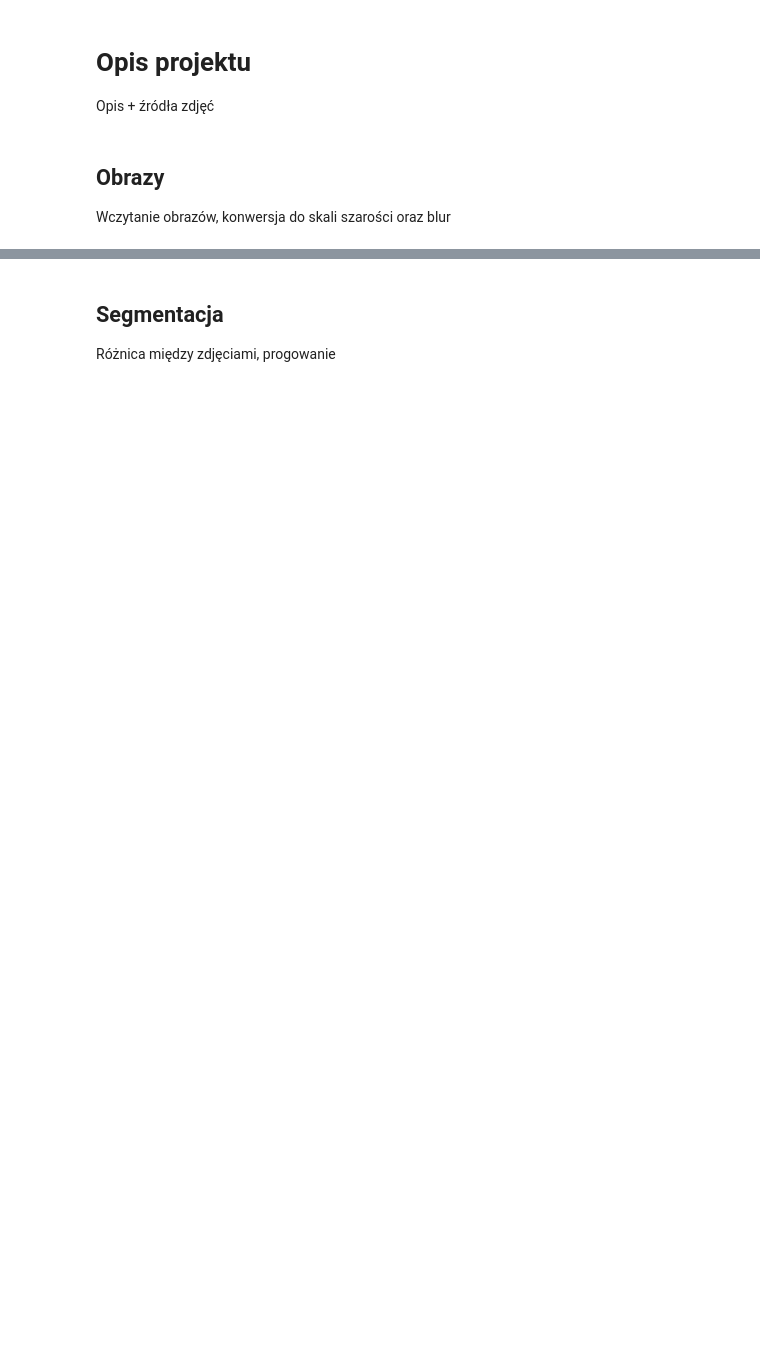
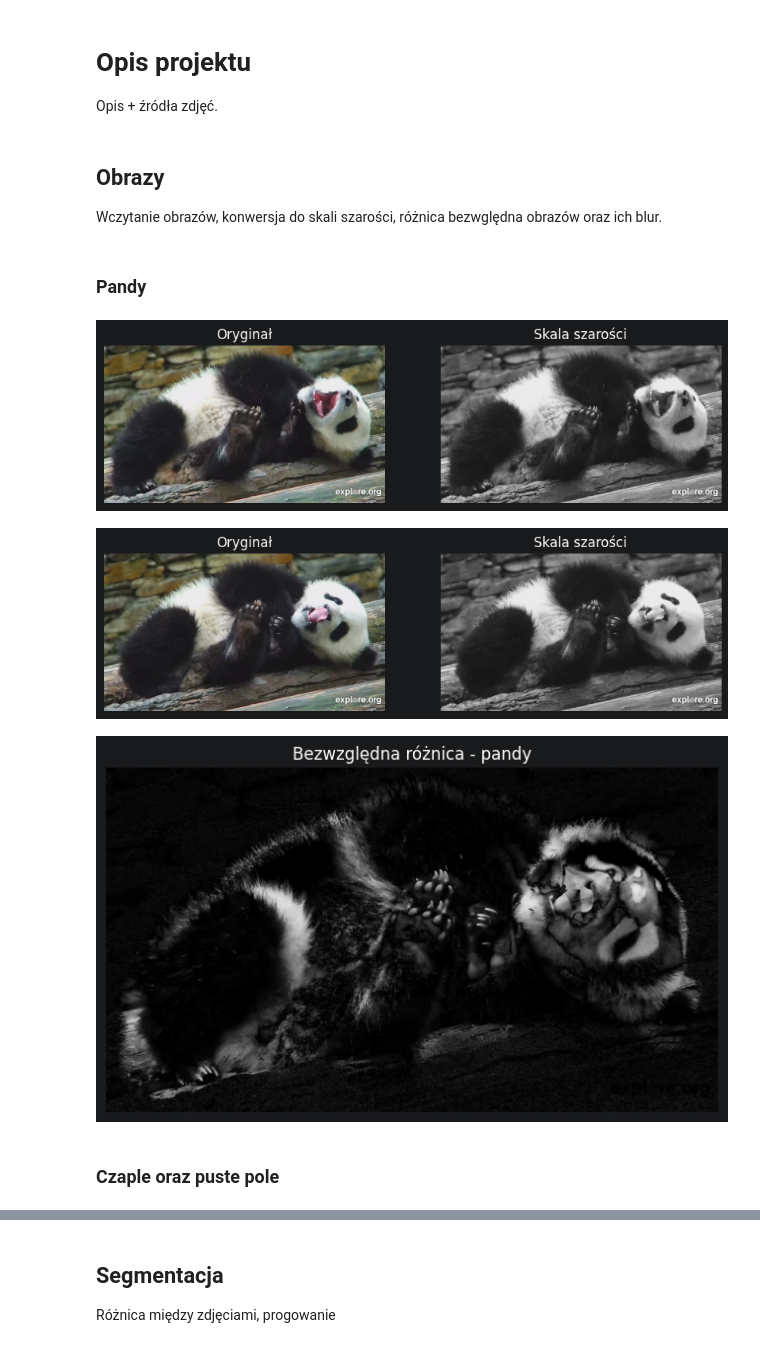
Before and after one commit to Ihahak/ComputerVision, a Jupyter notebook: fotopulapka.ipynb, the cells around one changed output, grey strips where cells are left out. Saved outputs shown, nothing was run; the diff lists cells and outputs as text; code cells hidden in the pictures; blank space fills up the shorter version.

Commit message:
funkcje to_gray, abs_diff, thresholding, image_contours, show_difference oraz ich działanie dla obrazów pandy

```diff
--- a/fotopulapka.ipynb
+++ b/fotopulapka.ipynb
@@ -1,3 +1,3 @@
 # %% [markdown]
 # Opis projektu
-Opis + źródła zdjęć
+Opis + źródła zdjęć.
@@ -4,3 +8,50 @@ Opis + źródła zdjęć
 # %% [markdown]
 ## Obrazy
-Wczytanie obrazów, konwersja do skali szarości oraz blur
+Wczytanie obrazów, konwersja do skali szarości, różnica bezwględna obrazów oraz ich blur.
+# %%
+def to_gray(image):
+    gray = cv2.cvtColor(image, cv2.COLOR_BGR2GRAY)
+
+    plt.figure(figsize=(10, 4))
+
+    plt.subplot(1, 2, 1)
+    plt.imshow(cv2.cvtColor(image, cv2.COLOR_BGR2RGB))
+    plt.title("Oryginał")
+    plt.axis("off")
+
+    plt.subplot(1, 2, 2)
+    plt.imshow(gray, cmap="gray")
+    plt.title("Skala szarości")
+    plt.axis("off")
+
+    plt.show()
+
+    return gray
+
+def abs_diff(gray_img1, gray_img2, name):
+    diff = cv2.absdiff(gray_img1, gray_img2)
+
+    plt.figure(figsize=(8, 6))
+    plt.imshow(diff, cmap="gray")
+    plt.title(f"Bezwzględna różnica - {name}")
+    plt.axis("off")
+    plt.show()
+
+    return diff
+# %% [markdown]
+### Pandy
+# %%
+panda1 = cv2.imread('./obrazy/pandzia.jpg')
+gray_panda1 = to_gray(panda1)
+
+panda2 = cv2.imread('./obrazy/pandzia2.jpg')
+gray_panda2 = to_gray(panda2)
+
+diff_panda = abs_diff(gray_panda1, gray_panda2, "pandy")
+blur_diff_panda = cv2.GaussianBlur(diff_panda, (5, 5), 0)
+# %% [output]
+[figure, added]
+[figure, added]
+[figure, added]
+# %% [markdown]
+### Czaple oraz puste pole
```
Also changed, not shown: parts of 19 cells of this notebook.
